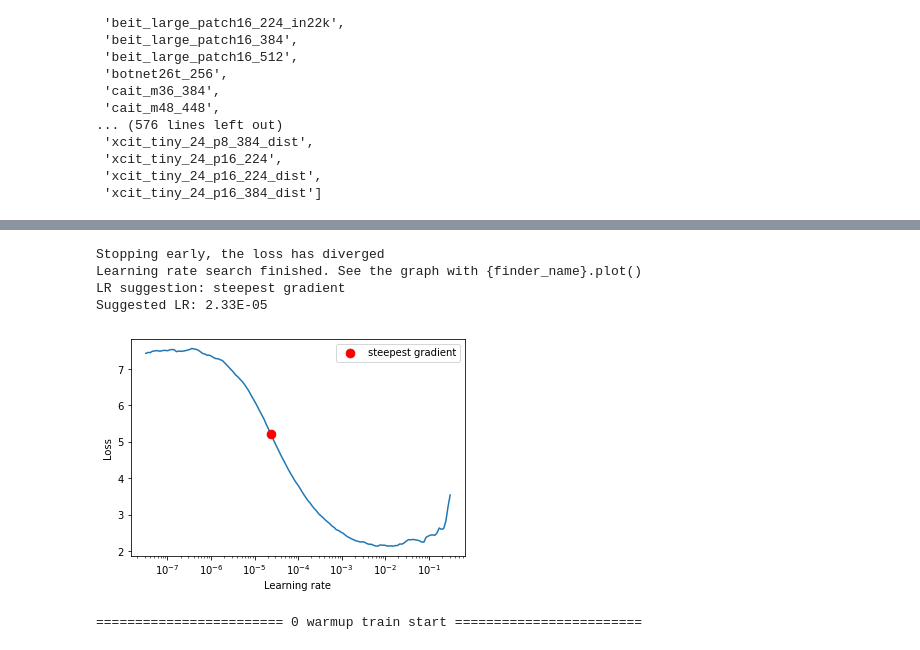
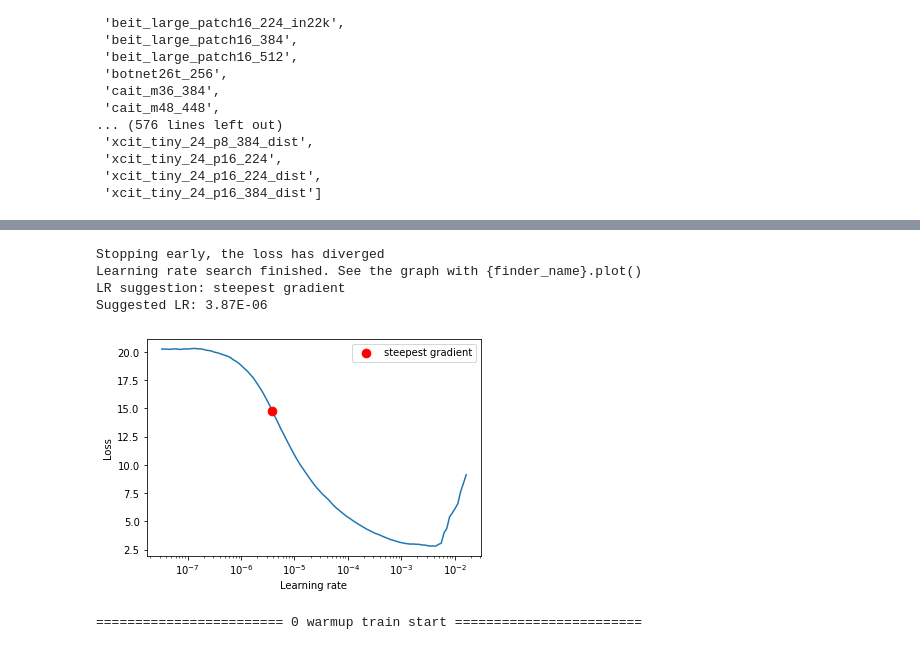
Before and after one commit to asdlkjw/kaggle_home, a Jupyter notebook: Torch_HPA(ViT).ipynb, the cells around one changed output, grey strips where cells are left out. Saved outputs shown, nothing was run; the diff lists cells and outputs as text; code cells hidden in the pictures.

```diff
--- a/Torch_HPA(ViT).ipynb
+++ b/Torch_HPA(ViT).ipynb
@@ -375,8 +364,7 @@ class ViT(nn.Module):
         self.model.patch_embed.proj = nn.Conv2d(4, 768, kernel_size=(16, 16), stride=(16, 16))
         self.model.patch_embed.proj.weight = torch.nn.Parameter(torch.cat((w,torch.zeros(768,1,16,16)),dim=1))
 
-        self.model.pre_logits = nn.Sequential(nn.Dropout(0.5), nn.Linear(in_features=768, out_features=768, bias=True), nn.GELU(),
-                                             nn.LayerNorm((768,), eps=1e-06, elementwise_affine=True), nn.Dropout(0.5),)
+        self.model.head = nn.Sequential(nn.Dropout(0.5), nn.Linear(in_features=768, out_features=28, bias=True))
 
     def forward(self, x):
         x = self.model(x)
@@ -521,19 +500,19 @@ class CosineAnnealingWarmUpRestarts(_LRScheduler):
 # %%
 # 학습전 최적의 lr find
 
 from torch_lr_finder import LRFinder
 
 optimizer = torch.optim.Adam(filter(lambda p: p.requires_grad, model.parameters()), lr=1e-8, weight_decay=1e-2)
 lr_finder = LRFinder(model, optimizer, loss_fn, device="cuda")
-lr_finder.range_test(trn_loader(0), end_lr=100, num_iter=200)
+lr_finder.range_test(trn_loader(0), end_lr=200, num_iter=200)
 lr_finder.plot() # to inspect the loss-learning rate graph
 lr_finder.reset() # to reset the model and optimizer to their initial state
 # %% [output]
 Stopping early, the loss has diverged
 Learning rate search finished. See the graph with {finder_name}.plot()
 LR suggestion: steepest gradient
-Suggested LR: 2.33E-05
+Suggested LR: 3.87E-06
-[figure, old version]
+[figure, new version]
 # %%
 # AdamW : 컴퓨터 비젼 task에서는 momentum을 포함한 SGD에 비해 일반화(generalization)가 많이 뒤쳐진다는 결과들이 있고
 # 멀티 클래스, 멀티 레이블, 클래스 불균형으로 인한 일반화에 더 집중된 옵티마이저가 유리하다고 판단.
```
Also changed, not shown: parts of 12 cells of this notebook, 1 other file.
